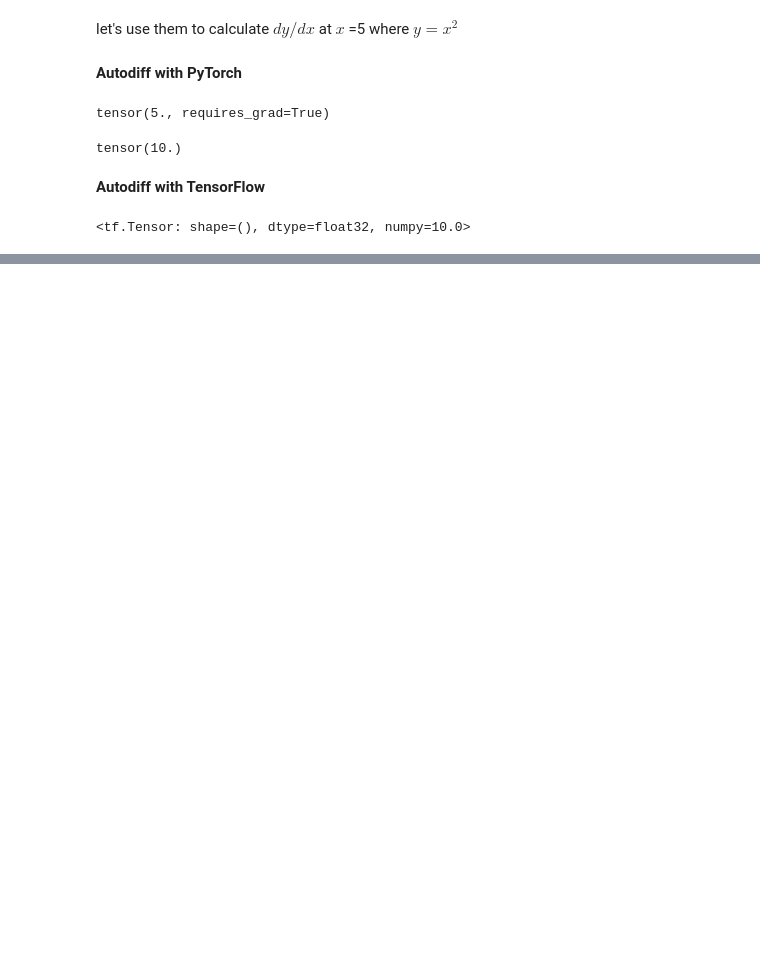
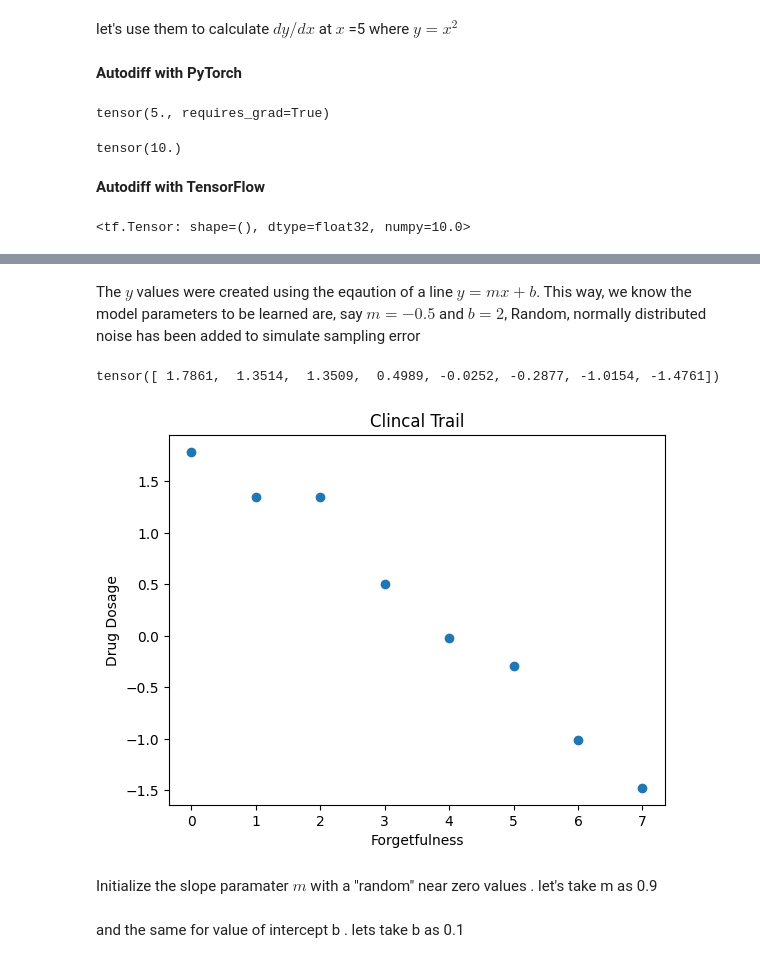
Before and after one commit to SriHarshith1/Maths-For-ML, a Jupyter notebook: calculus.ipynb, the cells around one changed output, grey strips where cells are left out. Saved outputs shown, nothing was run; the diff lists cells and outputs as text; code cells hidden in the pictures; blank space fills up the shorter version.

Commit message:
added Linear Regression with PyTorch

```diff
--- a/calculus.ipynb
+++ b/calculus.ipynb
@@ -326,0 +334,20 @@ t.gradient(y, x) # use autodiff
+# %%
+x = torch.tensor([0, 1, 2, 3, 4, 5, 6, 7.]) #E.g: Dosage of drug for treating alzheimer's disease
+# %% [markdown]
+The $y$ values were created using the eqaution of a line $y = mx + b$. This way, we know the model parameters to be learned are, say $m = -0.5$ and $b = 2$, Random, normally distributed noise has been added to simulate sampling error
+# %%
+y = -0.5*x + 2 + torch.normal(mean = torch.zeros(8), std = 0.2)
+# %%
+y
+# %% [output]
+tensor([ 1.7861,  1.3514,  1.3509,  0.4989, -0.0252, -0.2877, -1.0154, -1.4761])
+# %%
+fig, ax = plt.subplots()
+plt.title('Clincal Trail')
+plt.xlabel('Forgetfulness')
+plt.ylabel('Drug Dosage')
+_ = ax.scatter(x, y)
+# %% [output]
+[figure, added]
+# %% [markdown]
+Initialize the slope paramater $m$ with a "random" near zero values . let's take m as 0.9
@@ -326,0 +356,2 @@ t.gradient(y, x) # use autodiff
+# %% [markdown]
+and the same for value of intercept b . lets take b as 0.1
```
Also changed, not shown: parts of 24 cells of this notebook.
